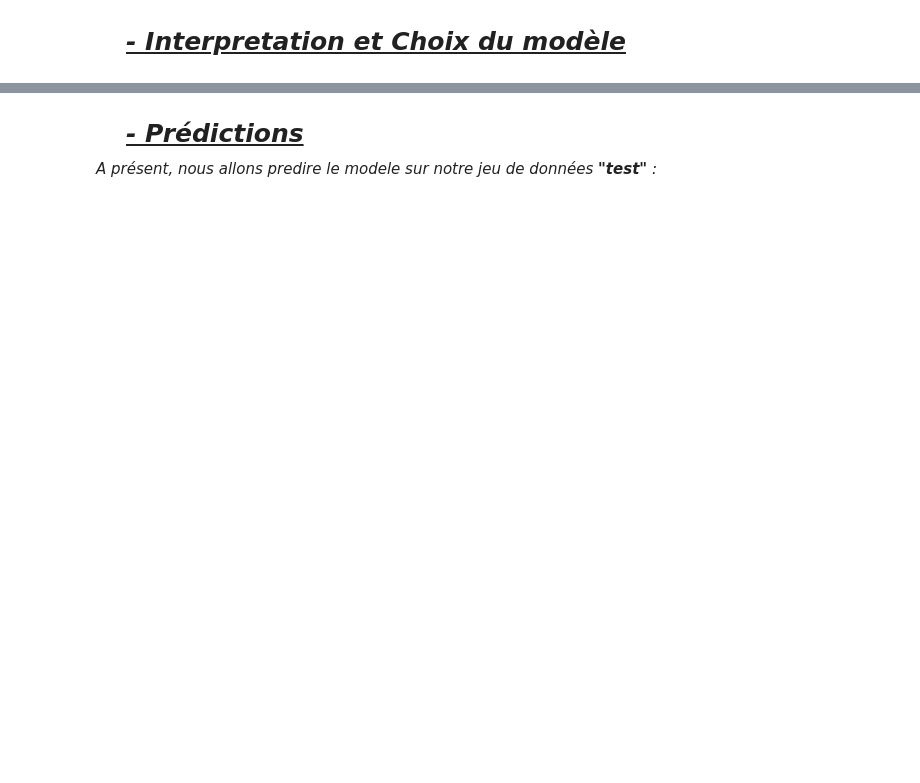
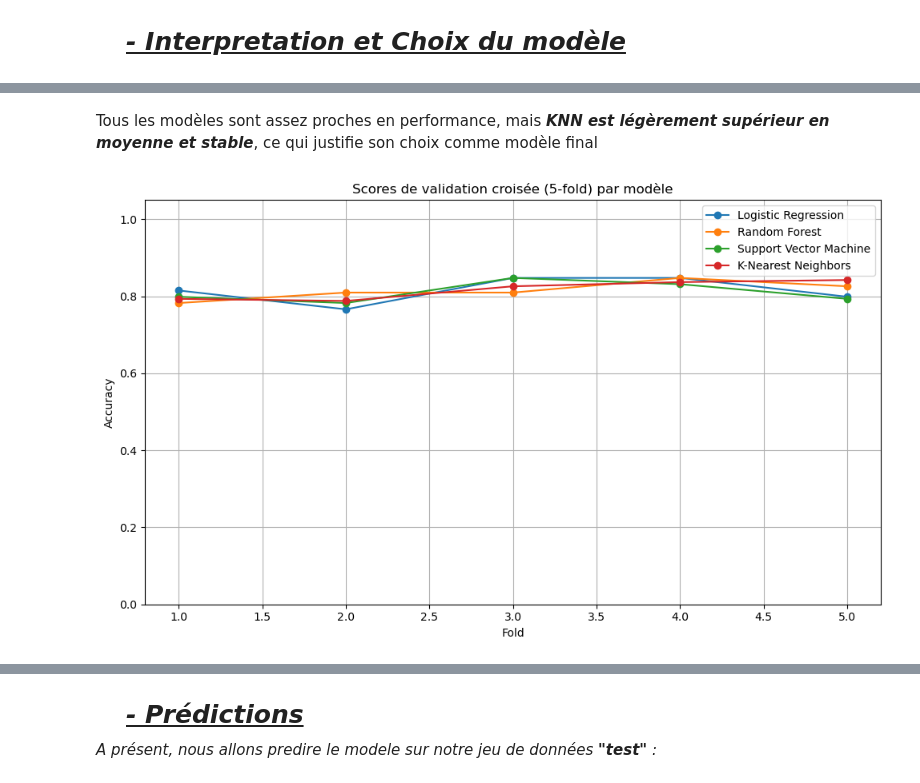
Before and after one commit to MMansourBa/Prediction-des-maladies-cardiaques, a Jupyter notebook: PROJET_ML.ipynb, the cells around one changed output, grey strips where cells are left out. Saved outputs shown, nothing was run; the diff lists cells and outputs as text; code cells hidden in the pictures; blank space fills up the shorter version.

```diff
--- a/PROJET_ML.ipynb
+++ b/PROJET_ML.ipynb
@@ -436,0 +473,28 @@ plt.show()
+# %%
+#CROSS VALIDATION
+from sklearn.model_selection import cross_val_score
+# Fusionner les ensembles pour faire une validation croisée globale
+X_full = pd.concat([X_train, X_test])
+y_full = pd.concat([y_train, y_test])
+
+# Résultats de la validation croisée
+cv_results = {}
+
+print("\n- VALIDATION CROISÉE (5-fold):")
+for nom, modele in models.items():
+    pipeline = Pipeline([
+        ('preprocessor', preprocessor),
+        ('classifier', modele)
+    ])
+
+    scores = cross_val_score(pipeline, X_full, y_full, cv=5, scoring='accuracy')
+    cv_results[nom] = scores
+
+    print(f"🔹 {nom}")
+    print(f"   ➡️ Moyenne des scores : {scores.mean():.4f}")
+    print(f"   ➡️ Écart-type         : {scores.std():.4f}")
+    print("-" * 50)
+
+#Affichage du meilleur modèle
+best_model = max(cv_results.items(), key=lambda x: x[1].mean())
+print(f"\nMeilleur modèle : {best_model[0]} avec une moyenne de {best_model[1].mean():.4f}")
@@ -436,0 +529,20 @@ plt.show()
+# %% [markdown]
+Tous les modèles sont assez proches en performance, mais ***KNN est légèrement supérieur en moyenne et stable***, ce qui justifie son choix comme modèle final
+# %%
+# Créer une figure
+plt.figure(figsize=(10, 6))
+
+# Afficher les scores de CV pour chaque modèle
+for nom, scores in cv_results.items():
+    plt.plot(range(1, len(scores)+1), scores, marker='o', label=nom)
+
+plt.title("Scores de validation croisée (5-fold) par modèle")
+plt.xlabel("Fold")
+plt.ylabel("Accuracy")
+plt.ylim(0, 1.05)
+plt.grid(True)
+plt.legend()
+plt.tight_layout()
+plt.show()
+# %% [output]
+[figure, added]
```
Also changed, not shown: parts of 40 cells of this notebook, 1 other file.
